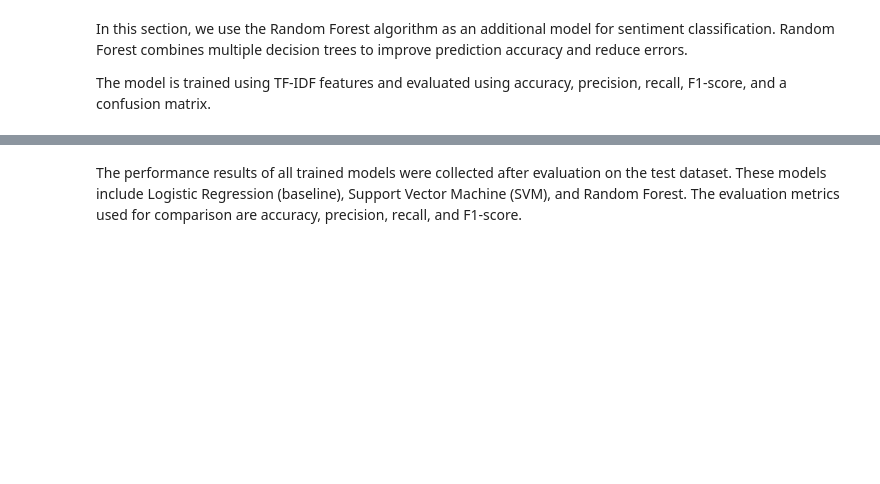
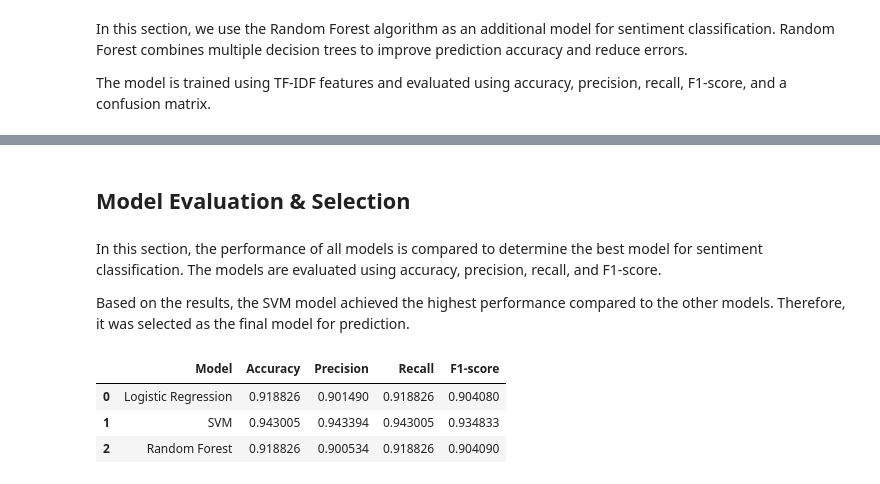
Before and after one commit to Lu8na/IT362, a Jupyter notebook: Phase3.ipynb, the cells around one changed output, grey strips where cells are left out. Drawn from its saved outputs; the diff is of its cells as text; code cells hidden in the pictures; blank space fills up the shorter version.

```diff
--- a/Phase3.ipynb
+++ b/Phase3.ipynb
@@ -214,41 +317,44 @@ plt.show()
+# %% [markdown]
+## Model Evaluation & Selection
+# %% [markdown]
+
+In this section, the performance of all models is compared to determine the best model for sentiment classification. The models are evaluated using accuracy, precision, recall, and F1-score.
+
+Based on the results, the SVM model achieved the highest performance compared to the other models. Therefore, it was selected as the final model for prediction.
 # %%
 import pandas as pd
 
-# Baseline (Logistic Regression)
-baseline_results = {
-    "Model": "Logistic Regression",
-    "Accuracy": accuracy,
-    "Precision": precision,
-    "Recall": recall,
-    "F1": f1
-}
+results = pd.DataFrame({
+    "Model": ["Logistic Regression", "SVM", "Random Forest"],
 
-# SVM
-svm_results = {
-    "Model": "SVM",
-    "Accuracy": svm_accuracy,
-    "Precision": report_df.loc["weighted avg", "precision"],
-    "Recall": report_df.loc["weighted avg", "recall"],
-    "F1": report_df.loc["weighted avg", "f1-score"]
-}
+    "Accuracy": [
+        accuracy,
+        svm_accuracy,
+        rf_accuracy
+    ],
 
-# Random Forest
-rf_results = {
-    "Model": "Random Forest",
-    "Accuracy": rf_accuracy,
-    "Precision": rf_precision,
-    "Recall": rf_recall,
-    "F1": rf_f1
-}
+    "Precision": [
+        precision,
+        report_df.loc["weighted avg", "precision"],
+        rf_precision
+    ],
 
-# 🔹 تحويلهم إلى جدول
-results_df = pd.DataFrame([
-    baseline_results,
-    svm_results,
-    rf_results
-])
+    "Recall": [
+        recall,
+        report_df.loc["weighted avg", "recall"],
+        rf_recall
+    ],
 
-# 🔹 عرض الجدول
-results_df
+    "F1-score": [
+        f1,
+        report_df.loc["weighted avg", "f1-score"],
+        rf_f1
+    ]
+})
+
+results
+# %% [output]
+|  | Model | Accuracy | Precision | Recall | F1-score |
+| 0 | Logistic Regression | 0.918826 | 0.901490 | 0.918826 | 0.904080 |
+| 1 | SVM | 0.943005 | 0.943394 | 0.943005 | 0.934833 |
+| 2 | Random Forest | 0.918826 | 0.900534 | 0.918826 | 0.904090 |
-# %% [markdown]
-The performance results of all trained models were collected after evaluation on the test dataset. These models include Logistic Regression (baseline), Support Vector Machine (SVM), and Random Forest. The evaluation metrics used for comparison are accuracy, precision, recall, and F1-score.
```
Also changed, not shown: parts of 25 cells of this notebook.
